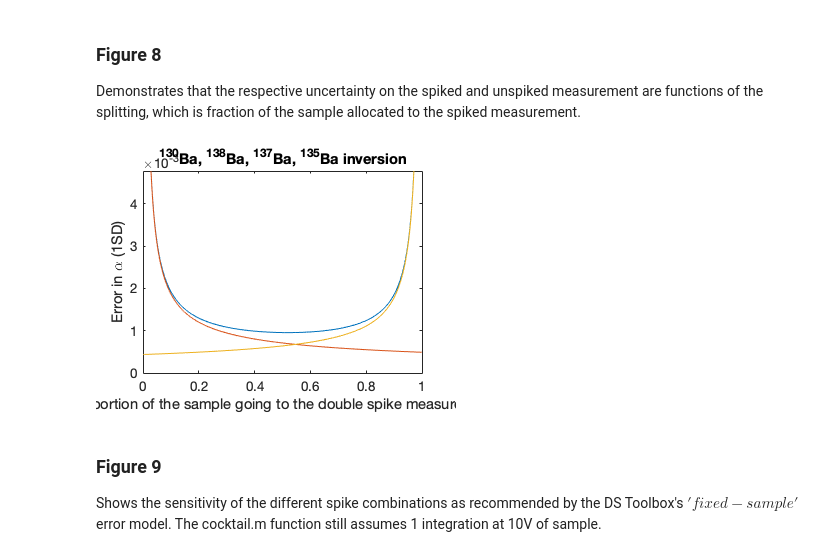
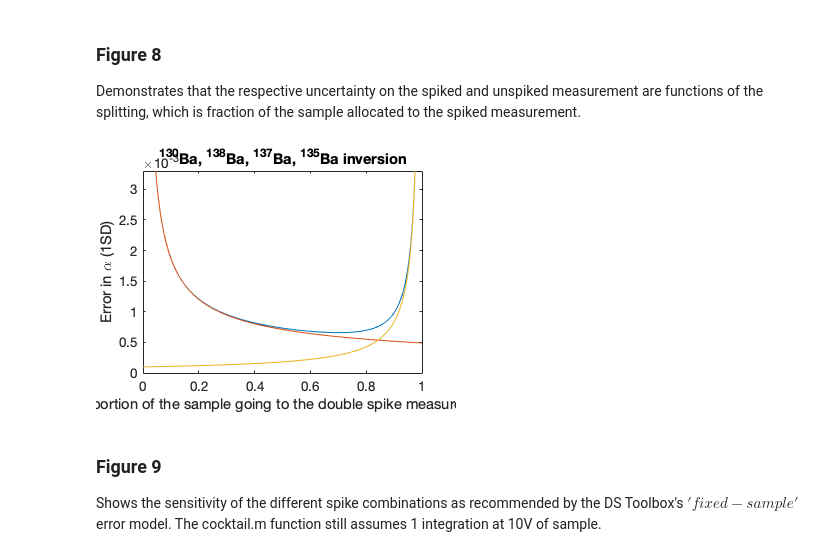
Before and after one commit to rcmarq/cosmo, a Jupyter notebook: docs/figures.ipynb, the cells around one changed output. Drawn from its saved outputs; the diff is of its cells as text; code cells hidden in the pictures.

```diff
--- a/docs/figures.ipynb
+++ b/docs/figures.ipynb
@@ -384,7 +384,7 @@ Demonstrates that the respective uncertainty on the spiked and unspiked measurem
 # %%
 element='Ba'; % element of interest
 sample=5; % total sample available; in nanograms (ng)
-eff=[0.01 0.01]; % ionization efficiency for instruments used in the IC and ID meas., respectively
+eff=[0.005 0.01]; % ionization efficiency for instruments used in the IC and ID meas., respectively
 cycles=[20 20]; % number of cycles for IC and ID meas., respectively
 
 R=[1e11 1e11 1e11 1e11 1e11 1e11 1e11;
@@ -405,34 +405,34 @@ errorcurve3(element,prop,spike,isoinv,INisos)
 hold on
 
 svals=linspace(0.001,0.999,1000);
 errvals1=[];
 errvals2=[];
 
 for i=1:length(svals)
     ISODATA.Ba.errormodel.standard.a=zeros(1,ISODATA.Ba.nisos); % Assume no error on standard
     ISODATA.Ba.errormodel.standard.b=zeros(1,ISODATA.Ba.nisos);
     errvals1(i)=errorwsplit(element,svals(i),prop,spike,isoinv,INisos);
 end
 
 plot(svals,errvals1)
 shake(element,sample,eff,cycles,R,R_reference,T,deltat)
 
 for i=1:length(svals)
     ISODATA.Ba.errormodel.measured.a=zeros(1,ISODATA.Ba.nisos); % Assume no error on standard
     ISODATA.Ba.errormodel.measured.b=zeros(1,ISODATA.Ba.nisos);
     errvals2(i)=errorwsplit(element,svals(i),prop,spike,isoinv,INisos);
 end
 plot(svals,errvals2)
 hold off
 
 cd figures
 set(gcf, 'PaperUnits', 'inches');
 x_width=3.75 ;y_width=2.8;
 set(gcf, 'PaperPosition', [0 0 x_width y_width]);
 saveas(gcf,'fig8','epsc')
 cd ..
 # %% [output]
-[figure, old version]
+[figure, new version]
 # %% [markdown]
 ### Figure 9
 
```
Also changed, not shown: parts of 2 cells of this notebook, 2 other files.
